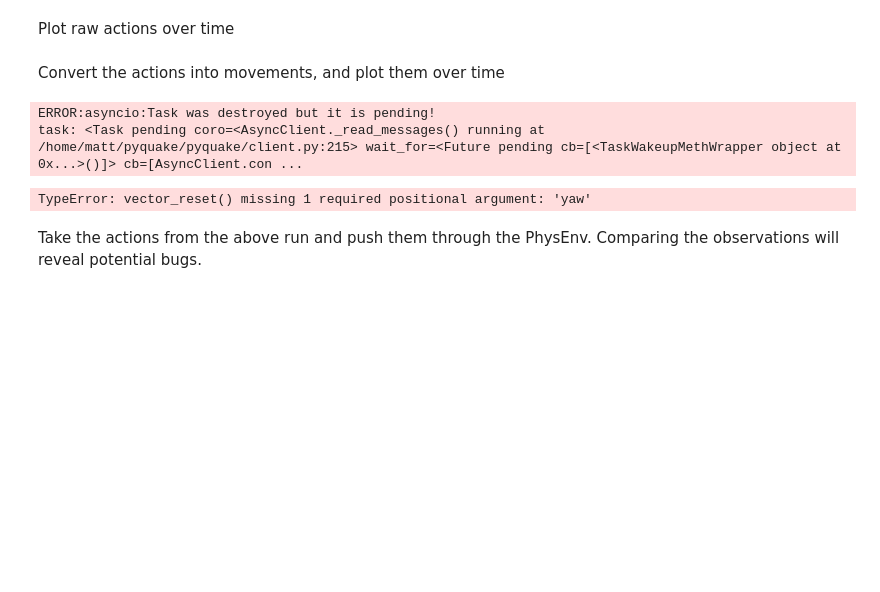
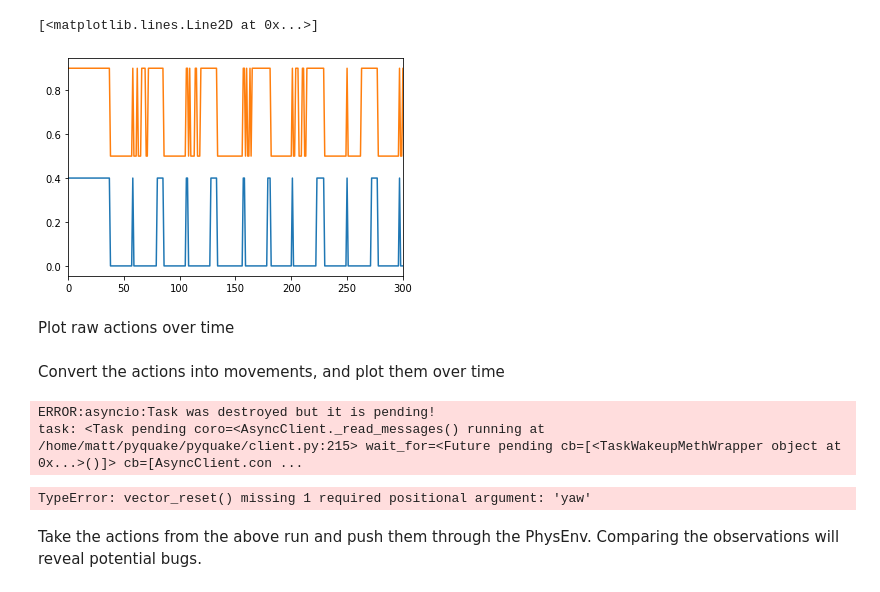
Before and after one commit to matthewearl/q1physrl, a Jupyter notebook: notebooks/RL client.ipynb, the cells around one changed output. Saved outputs shown, nothing was run; the diff lists cells and outputs as text; code cells hidden in the pictures; blank space fills up the shorter version.

```diff
--- a/notebooks/RL client.ipynb
+++ b/notebooks/RL client.ipynb
@@ -133,3 +222,10 @@ obs = np.array(obs)
+# %%
+plt.xlim(0, 300)
+plt.plot(in_keys[:, 2] * 0.4)
+plt.plot(in_keys1[:, 2]* 0.4 + 0.5)
+# %% [output]
+[<matplotlib.lines.Line2D at 0x...>]
+[figure, added]
 # %% [markdown]
 Plot raw actions over time
 # %%
```
Also changed, not shown: parts of 14 cells of this notebook, 3 other files.
